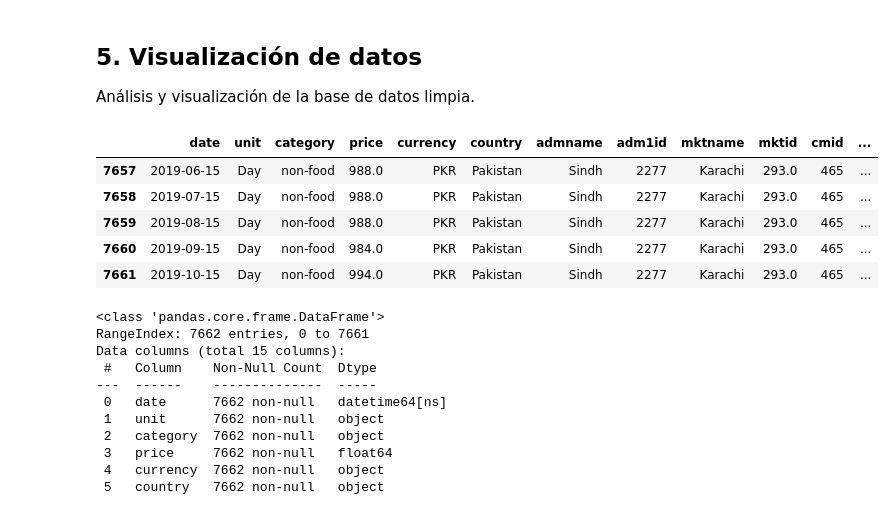
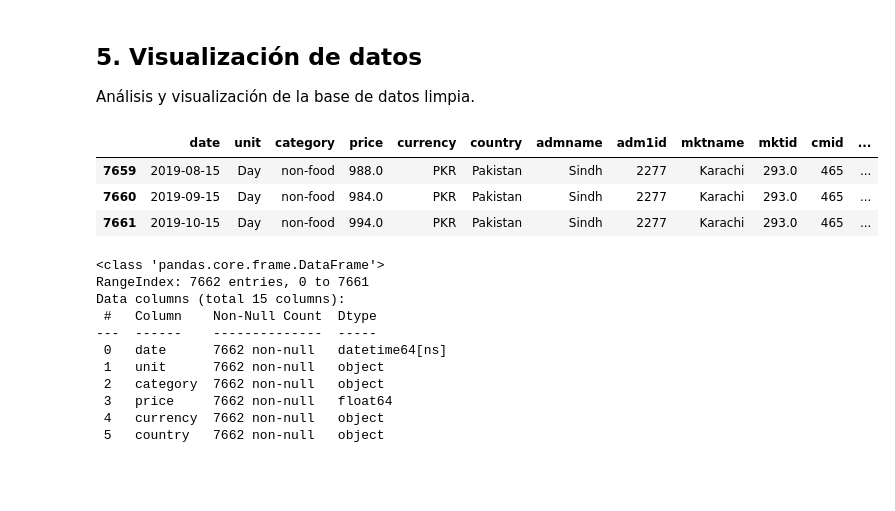
Before and after one commit to vcuspinera/UDG_MCD_Project_Dev_I, a Jupyter notebook: actividades/13_EDA.ipynb, the cells around one changed output. Drawn from its saved outputs; the diff is of its cells as text; code cells hidden in the pictures; blank space fills up the shorter version.

```diff
--- a/actividades/13_EDA.ipynb
+++ b/actividades/13_EDA.ipynb
@@ -490,11 +524,9 @@ df.describe()
 Análisis y visualización de la base de datos limpia.
 # %%
 # base de datos limpia
-df.tail()
+df.tail(3)
 # %% [output]
 |  | date | unit | category | price | currency | country | admname | adm1id | mktname | mktid | cmid | ... |
-| 7657 | 2019-06-15 | Day | non-food | 988.0 | PKR | Pakistan | Sindh | 2277 | Karachi | 293.0 | 465 | ... |
-| 7658 | 2019-07-15 | Day | non-food | 988.0 | PKR | Pakistan | Sindh | 2277 | Karachi | 293.0 | 465 | ... |
 | 7659 | 2019-08-15 | Day | non-food | 988.0 | PKR | Pakistan | Sindh | 2277 | Karachi | 293.0 | 465 | ... |
 | 7660 | 2019-09-15 | Day | non-food | 984.0 | PKR | Pakistan | Sindh | 2277 | Karachi | 293.0 | 465 | ... |
 | 7661 | 2019-10-15 | Day | non-food | 994.0 | PKR | Pakistan | Sindh | 2277 | Karachi | 293.0 | 465 | ... |
```
Also changed, not shown: parts of 7 cells of this notebook, 1 other file.
